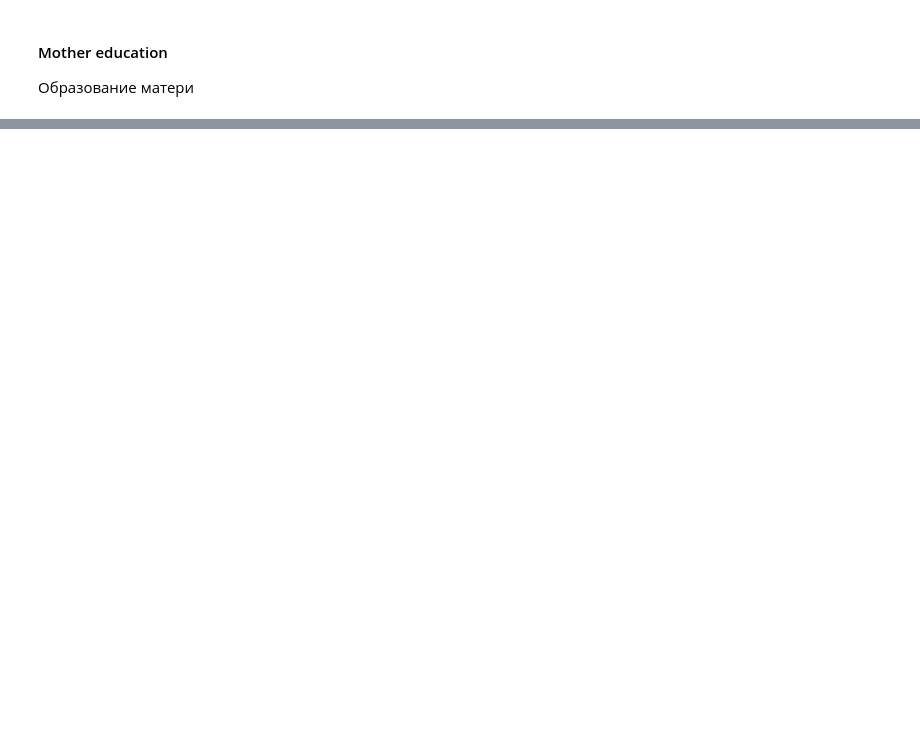
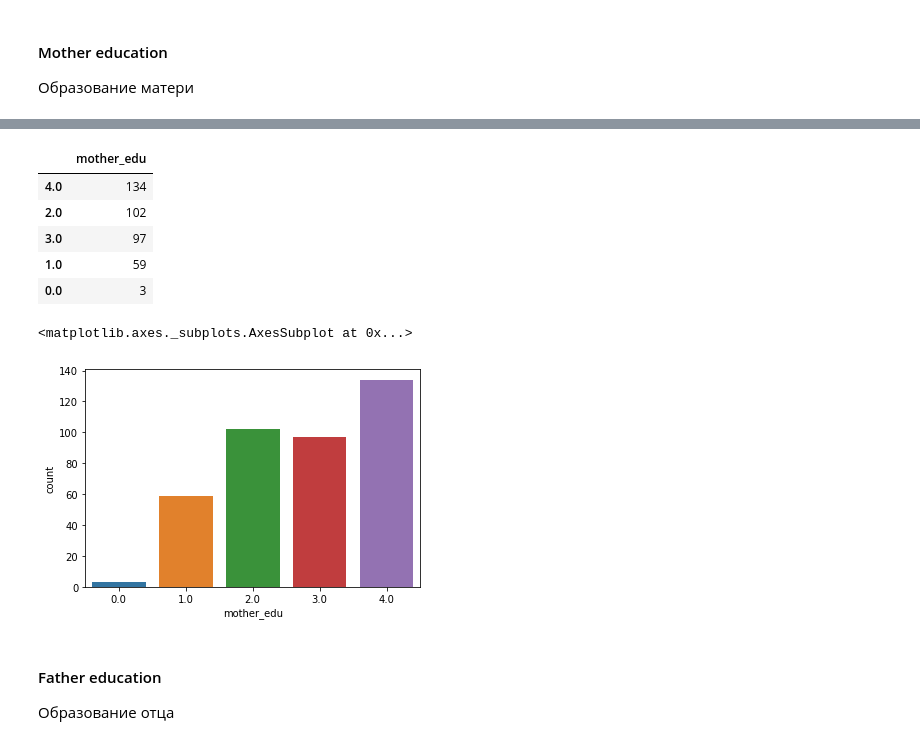
Before and after one commit to gdvnedu/SF, a Jupyter notebook: dst/module_2/project_2/stud_math/stud_math.ipynb, the cells around one changed output, grey strips where cells are left out. Saved outputs shown, nothing was run; the diff lists cells and outputs as text; code cells hidden in the pictures; blank space fills up the shorter version.

```diff
--- a/dst/module_2/project_2/stud_math/stud_math.ipynb
+++ b/dst/module_2/project_2/stud_math/stud_math.ipynb
@@ -270,0 +271,16 @@ display(pd.DataFrame(students.family_size.value_counts()))
+# %%
+def parents_status_handler(row):
+    if row.parents_status == 'nan':
+        if row.family_size == 'nan':
+            return 'T'
+        else:
+            if row.family_size == 'GT3':
+                return 'T'
+            else:
+                return 'A'
+    else:
+        return row.parents_status
+
+
+students.parents_status = students.apply(parents_status_handler, axis=1)
+display(pd.DataFrame(students.parents_status.value_counts()))
@@ -282,0 +294,3 @@ display(pd.DataFrame(students.mother_edu.value_counts()))
+# %%
+students.mother_edu = students.mother_edu.apply(lambda x: 9.0 if math.isnan(x) else x)
+display(pd.DataFrame(students.mother_edu.value_counts()))
@@ -282,0 +305,17 @@ display(pd.DataFrame(students.mother_edu.value_counts()))
+# %%
+mfv = students.mother_edu.value_counts().idxmax()
+students.mother_edu = students.mother_edu.apply(lambda x: mfv if x==9.0 else x)
+display(pd.DataFrame(students.mother_edu.value_counts()))
+sns.countplot(x='mother_edu', data=students)
+# %% [output]
+|  | mother_edu |
+| 4.0 | 134 |
+| 2.0 | 102 |
+| 3.0 | 97 |
+| 1.0 | 59 |
+| 0.0 | 3 |
+<matplotlib.axes._subplots.AxesSubplot at 0x...>
+[figure, added]
+# %% [markdown]
+#### Father education
+Образование отца
```
Also changed, not shown: parts of 23 cells of this notebook.
